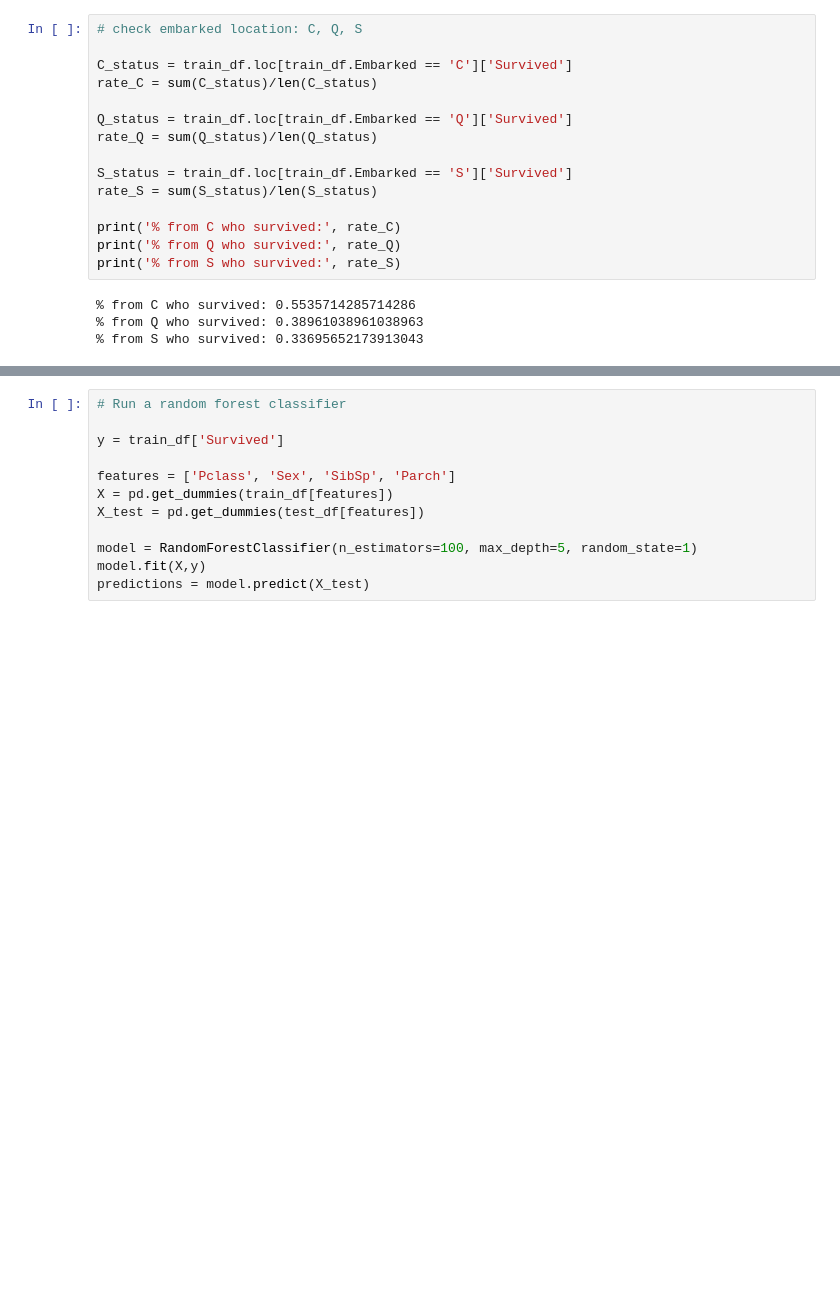
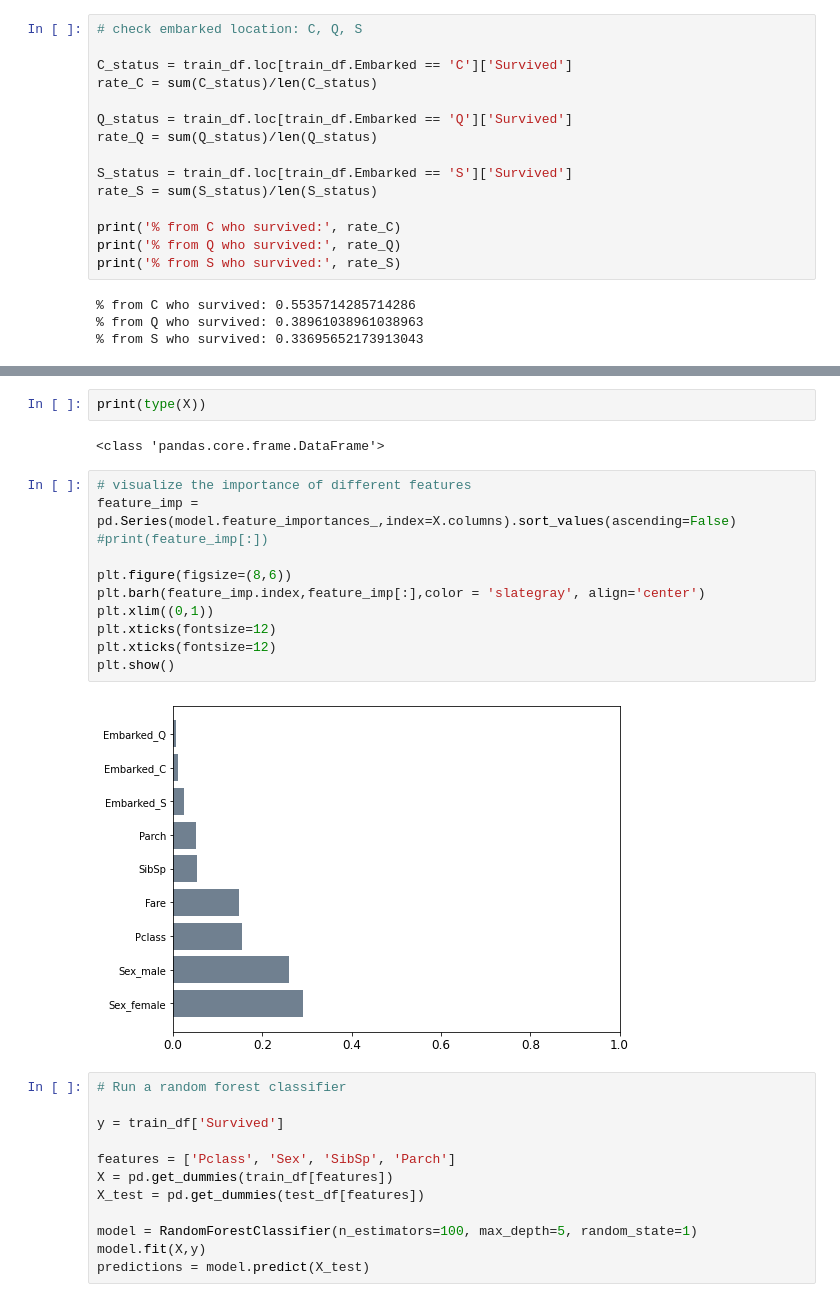
Before and after one commit to joshfuchs/DataScience_projects, a Jupyter notebook: titanic.ipynb, the cells around one changed output, grey strips where cells are left out. Drawn from its saved outputs; the diff is of its cells as text; blank space fills up the shorter version.

```diff
--- a/titanic.ipynb
+++ b/titanic.ipynb
@@ -178,3 +208,20 @@ predictions = model.predict(X_validation)
+# %%
+print(type(X))
+# %% [output]
+<class 'pandas.core.frame.DataFrame'>
+# %%
+# visualize the importance of different features
+feature_imp = pd.Series(model.feature_importances_,index=X.columns).sort_values(ascending=False)
+#print(feature_imp[:])
+
+plt.figure(figsize=(8,6))
+plt.barh(feature_imp.index,feature_imp[:],color = 'slategray', align='center')
+plt.xlim((0,1))
+plt.xticks(fontsize=12)
+plt.xticks(fontsize=12)
+plt.show()
+# %% [output]
+[figure, added]
 # %%
 # Run a random forest classifier
 
```
Also changed, not shown: parts of 15 cells of this notebook.
